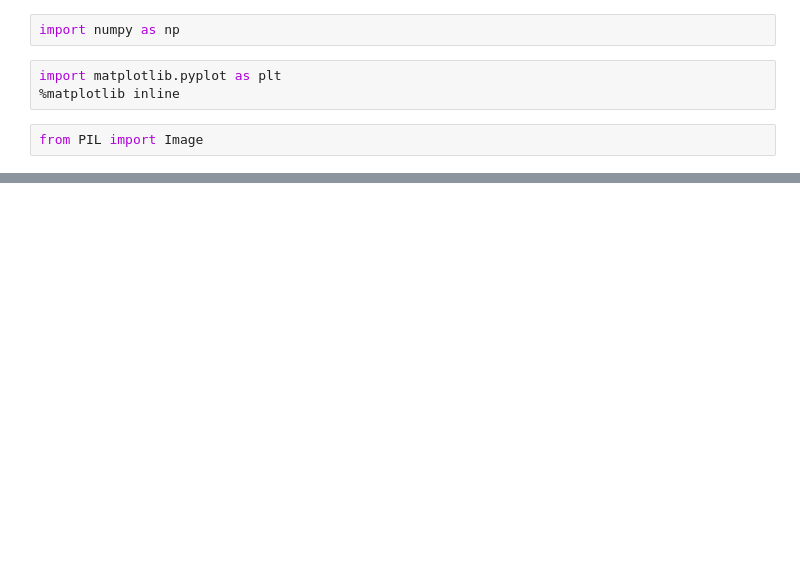
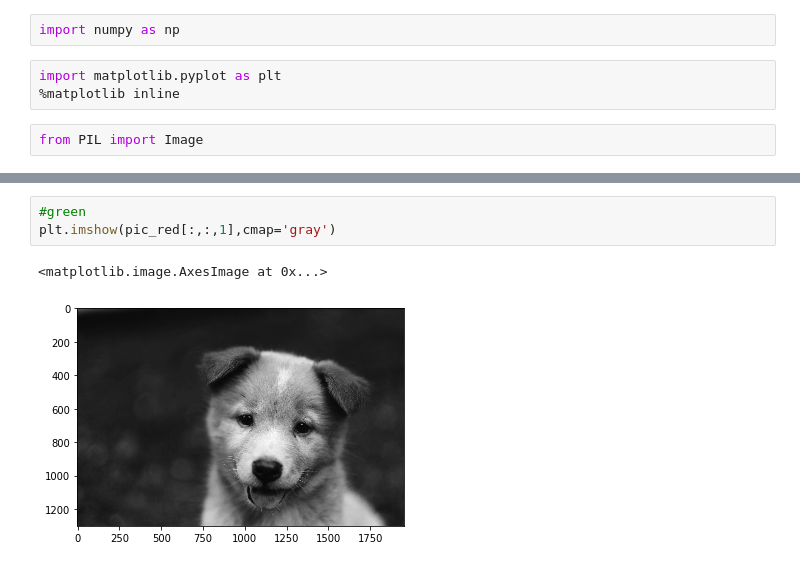
Before and after one commit to KevinThelly/OpenCV-and-Deep-Learning, a Jupyter notebook: Images and NumPy .ipynb, the cells around one changed output, grey strips where cells are left out. Drawn from its saved outputs; the diff is of its cells as text; blank space fills up the shorter version.

```diff
--- a/Images and NumPy .ipynb
+++ b/Images and NumPy .ipynb
@@ -11,0 +45,6 @@ AttributeError: 'str' object has no attribute 'read'
+# %%
+#green
+plt.imshow(pic_red[:,:,1],cmap='gray')
+# %% [output]
+<matplotlib.image.AxesImage at 0x...>
+[figure, added]
```
Also changed, not shown: parts of 12 cells of this notebook.
